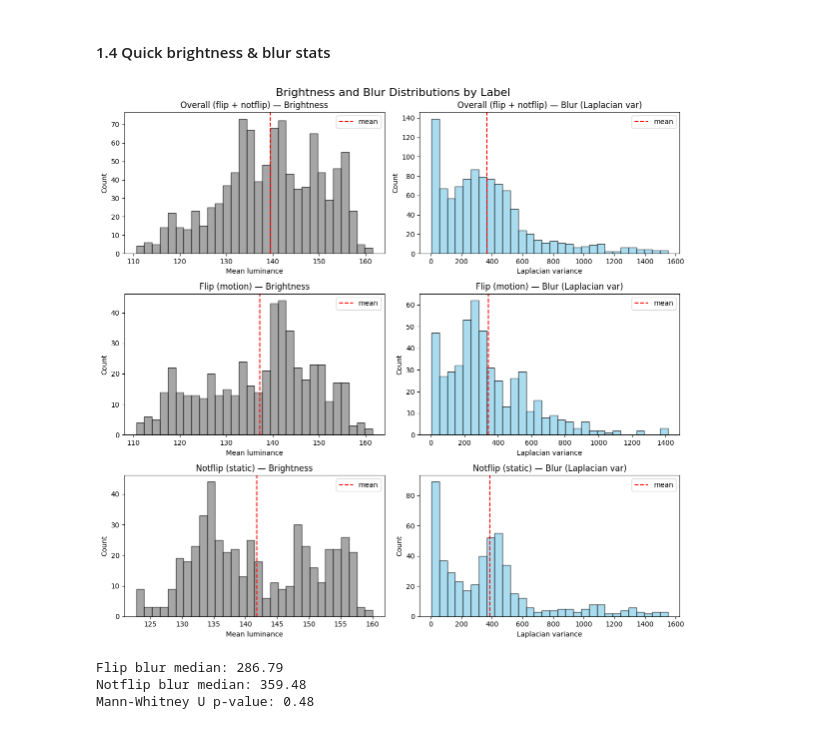
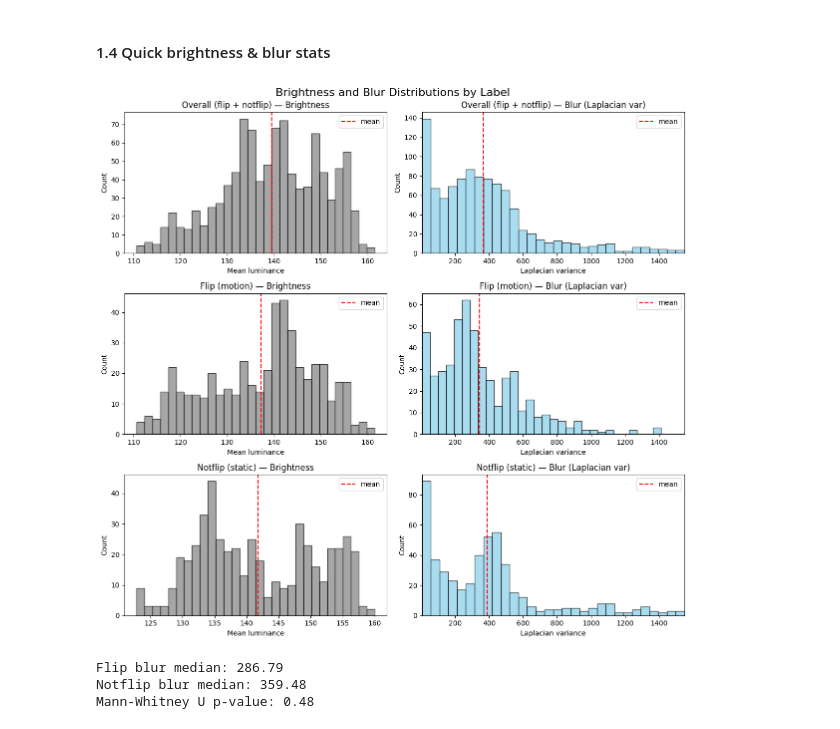
Before and after one commit to FederCO23/MonReader, a Jupyter notebook: MonReader_part1.ipynb, the cells around one changed output. Saved outputs shown, nothing was run; the diff lists cells and outputs as text; code cells hidden in the pictures.

```diff
--- a/MonReader_part1.ipynb
+++ b/MonReader_part1.ipynb
@@ -300,34 +309,39 @@ titles = ["Overall (flip + notflip)", "Flip (motion)", "Notflip (static)"]
 
 # Helper: build a small accessor so "overall"/labels use the right branch
 def _get_block(res, key):
     return res["overall"] if key == "overall" else res["per_label"][key]
+
+# Retrieve the min and max values for blur
+blk = _get_block(res, "overall")
+min_blur, max_blur = min(blk["blur"]["values"]), max(blk["blur"]["values"])
 
 for i, lab in enumerate(labels_order):
     # Brightness
     blk = _get_block(res, lab)
     ax_bright = axes[i, 0]
     vals = blk["brightness"]["values"]
     ax_bright.hist(vals, bins=30, color='gray', alpha=0.7, edgecolor='black')
     ax_bright.set_title(f"{titles[i]} — Brightness")
     ax_bright.set_xlabel("Mean luminance")
     ax_bright.set_ylabel("Count")
     ax_bright.axvline(blk["brightness"]["mean"], color='red', linestyle='--', label='mean')
     ax_bright.legend()
 
     # Blur (Laplacian variance)
     ax_blur = axes[i, 1]
     vals = blk["blur"]["values"]
     ax_blur.hist(vals, bins=30, color='skyblue', alpha=0.7, edgecolor='black')
     ax_blur.set_title(f"{titles[i]} — Blur (Laplacian var)")
     ax_blur.set_xlabel("Laplacian variance")
     ax_blur.set_ylabel("Count")
+    ax_blur.set_xlim(min_blur, max_blur)
     ax_blur.axvline(blk["blur"]["mean"], color='red', linestyle='--', label='mean')
     ax_blur.legend()
 
 plt.tight_layout(rect=[0, 0, 1, 0.95])
 plt.show()
 # %% [output]
-[figure, old version]
+[figure, new version]
 # %%
 from scipy.stats import mannwhitneyu  # for p-value
 # %%
```
Also changed, not shown: parts of 2 cells of this notebook.
